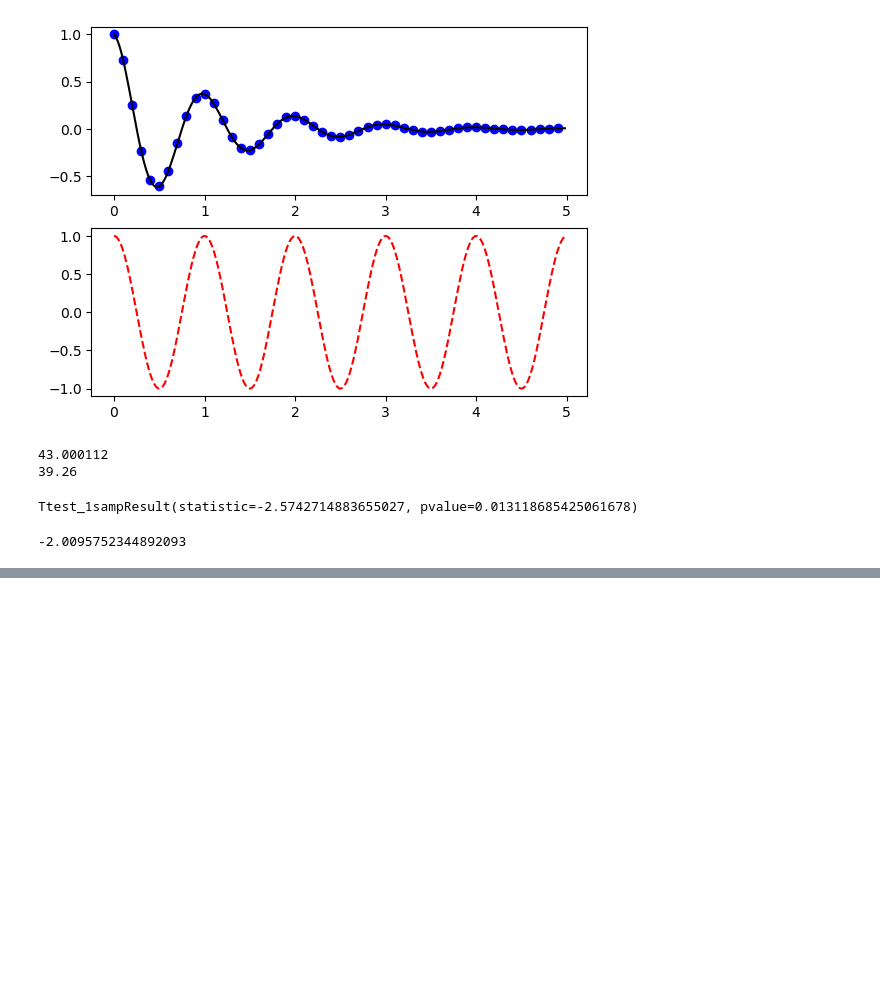
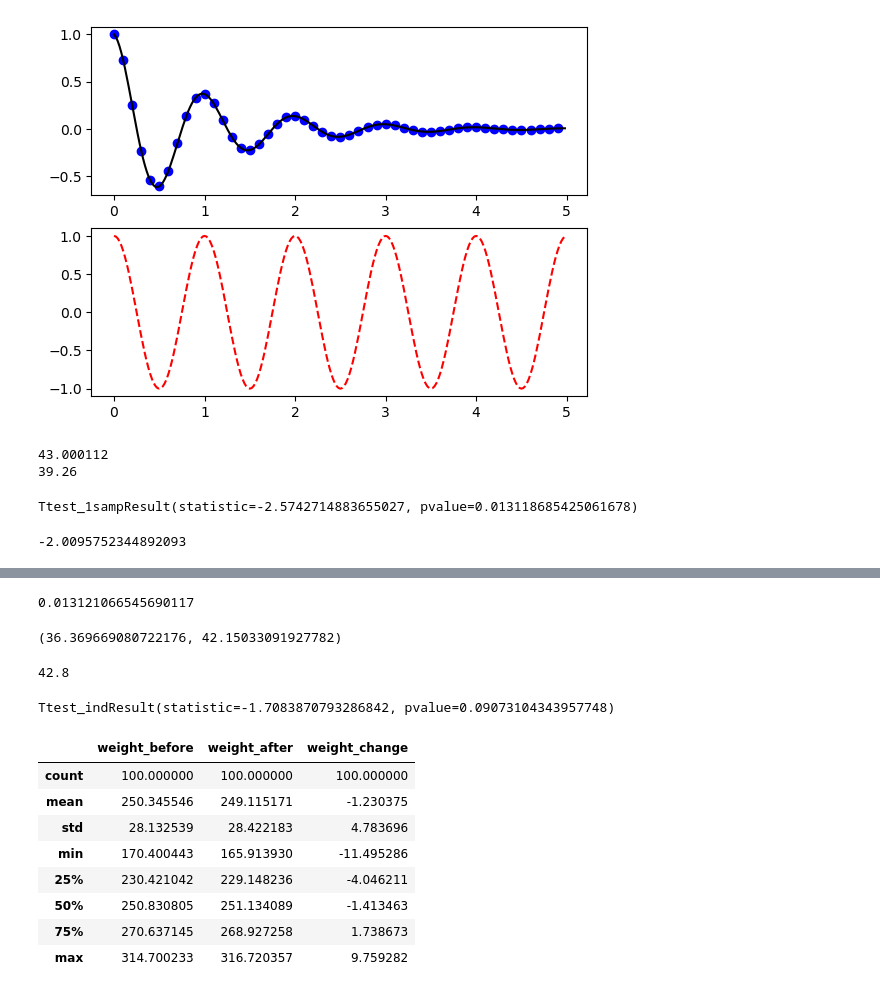
Before and after one commit to armandolezama/hypotesis-testing-visualization, a Jupyter notebook: sanbox.ipynb, the cells around one changed output, grey strips where cells are left out. Drawn from its saved outputs; the diff is of its cells as text; code cells hidden in the pictures; blank space fills up the shorter version.

```diff
--- a/sanbox.ipynb
+++ b/sanbox.ipynb
@@ -263,0 +266,50 @@ stats.t.ppf(q=0.975, df=49)
+# %%
+stats.t.cdf(x= -2.5742, df= 49) * 2
+# %% [output]
+0.013121066545690117
+# %%
+sigma = minnesota_ages.std()/math.sqrt(50)  # Sample stdev/sample size
+
+stats.t.interval(0.95,                        # Confidence level
+                 df = 49,                     # Degrees of freedom
+                 loc = minnesota_ages.mean(), # Sample mean
+                 scale= sigma)
+# %% [output]
+(36.369669080722176, 42.15033091927782)
+# %%
+np.random.seed(12)
+wisconsin_ages1 = stats.poisson.rvs(loc=18, mu=33, size=30)
+wisconsin_ages2 = stats.poisson.rvs(loc=18, mu=13, size=20)
+wisconsin_ages = np.concatenate((wisconsin_ages1, wisconsin_ages2))
+
+print( wisconsin_ages.mean() )
+# %% [output]
+42.8
+# %%
+stats.ttest_ind(a= minnesota_ages,
+                b= wisconsin_ages,
+                equal_var=False)
+# %% [output]
+Ttest_indResult(statistic=-1.7083870793286842, pvalue=0.09073104343957748)
+# %%
+np.random.seed(11)
+
+before= stats.norm.rvs(scale=30, loc=250, size=100)
+
+after = before + stats.norm.rvs(scale=5, loc=-1.25, size=100)
+
+weight_df = pd.DataFrame({"weight_before":before,
+                          "weight_after":after,
+                          "weight_change":after-before})
+
+weight_df.describe()
+# %% [output]
+|  | weight_before | weight_after | weight_change |
+| count | 100.000000 | 100.000000 | 100.000000 |
+| mean | 250.345546 | 249.115171 | -1.230375 |
+| std | 28.132539 | 28.422183 | 4.783696 |
+| min | 170.400443 | 165.913930 | -11.495286 |
+| 25% | 230.421042 | 229.148236 | -4.046211 |
+| 50% | 250.830805 | 251.134089 | -1.413463 |
+| 75% | 270.637145 | 268.927258 | 1.738673 |
+| max | 314.700233 | 316.720357 | 9.759282 |
```
Also changed, not shown: parts of 3 cells of this notebook, 1 other file.
